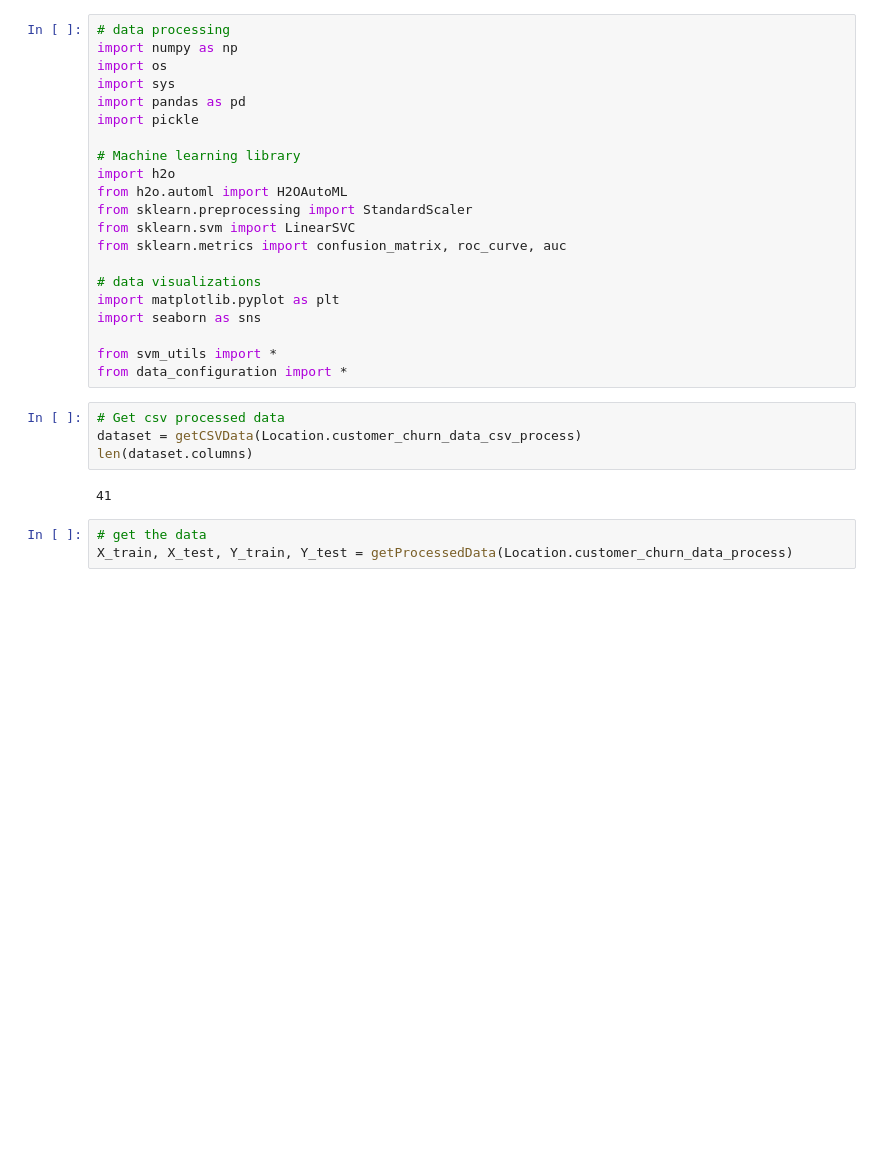
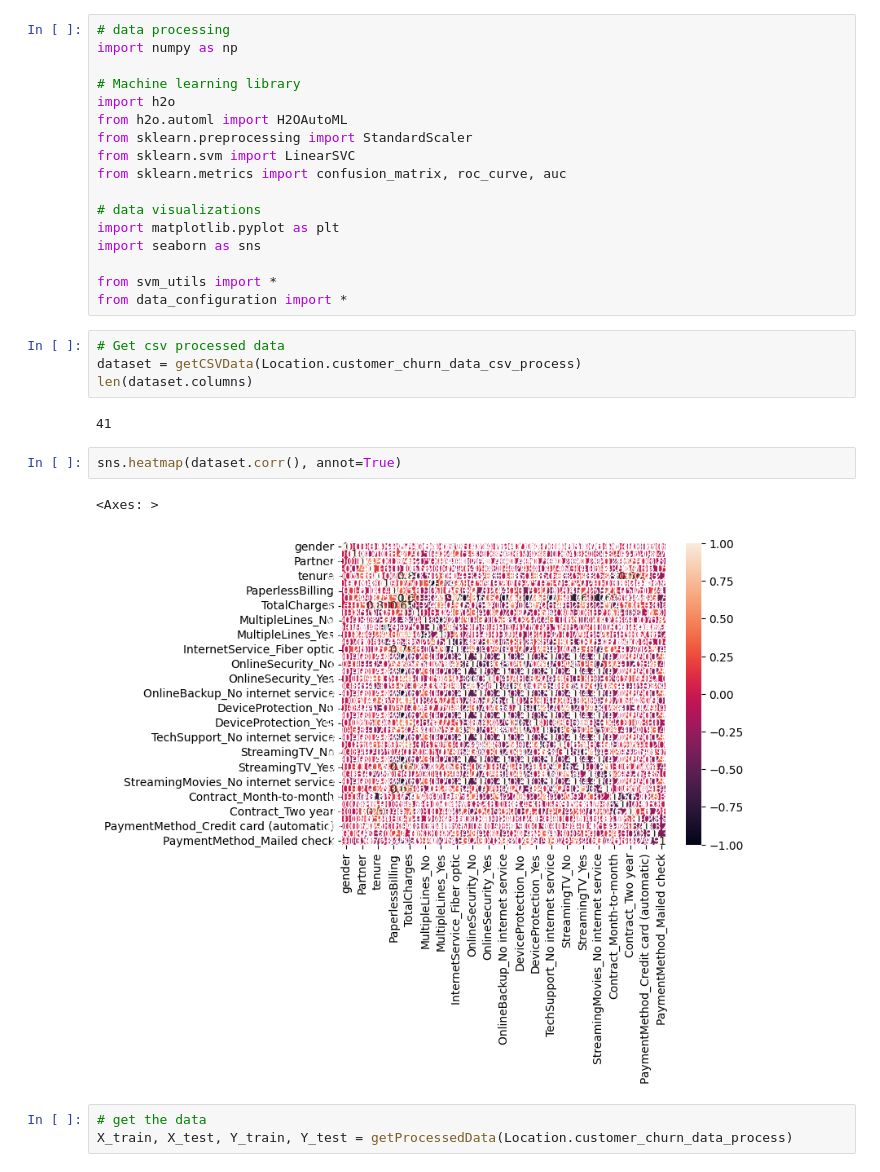
Before and after one commit to moriarais/AutomatingAnalysisModelsAndMisprediction, a Jupyter notebook: notebooks/svm/train_customer_churn.ipynb, the cells around one changed output. Saved outputs shown, nothing was run; the diff lists cells and outputs as text; blank space fills up the shorter version.

```diff
--- a/notebooks/svm/train_customer_churn.ipynb
+++ b/notebooks/svm/train_customer_churn.ipynb
@@ -1,10 +1,6 @@
 # %%
 # data processing
 import numpy as np
-import os
-import sys
-import pandas as pd
-import pickle
 
 # Machine learning library
 import h2o
@@ -25,6 +21,11 @@ dataset = getCSVData(Location.customer_churn_data_csv_process)
 len(dataset.columns)
 # %% [output]
 41
+# %%
+sns.heatmap(dataset.corr(), annot=True)
+# %% [output]
+<Axes: >
+[figure, added]
 # %%
 # get the data
 X_train, X_test, Y_train, Y_test = getProcessedData(Location.customer_churn_data_process)
```
Also changed, not shown: 3 other files.
